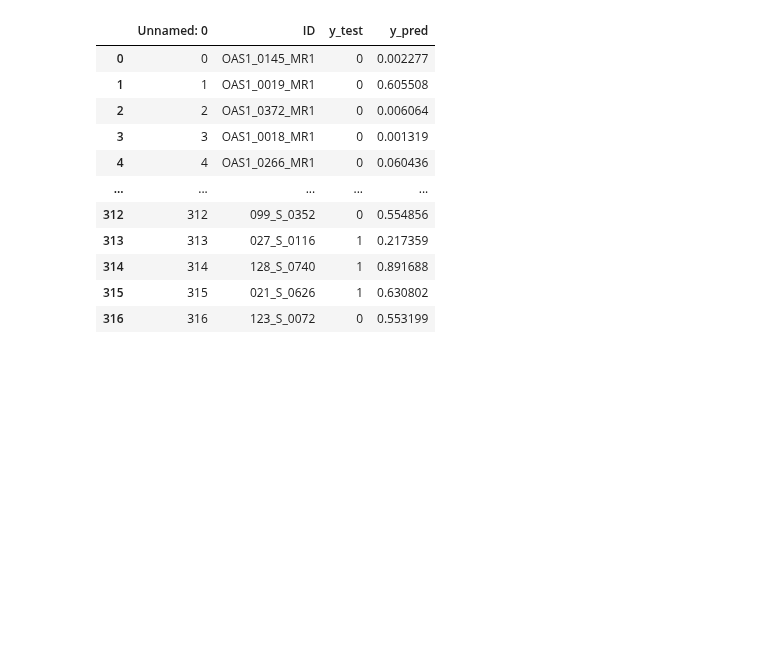
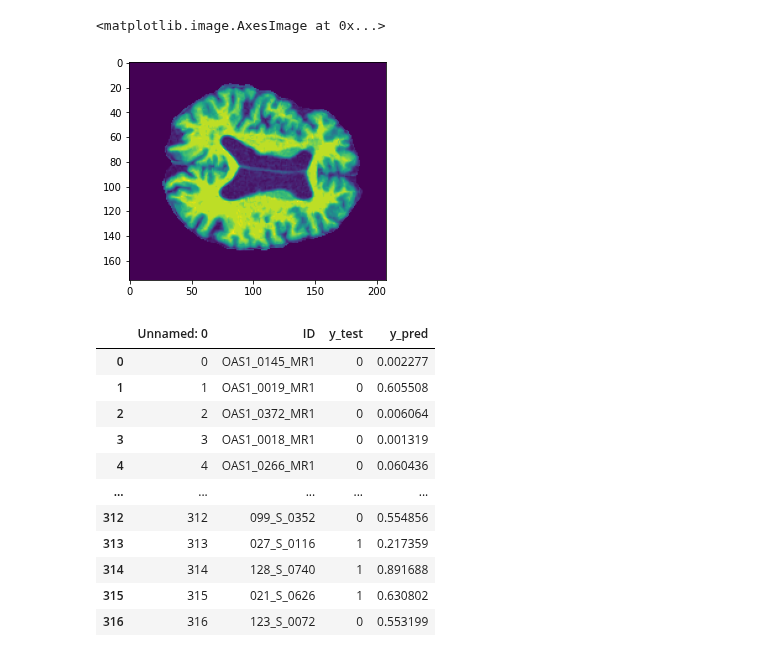
Before and after one commit to tamap94/ds-capstone-alzheimers-, a Jupyter notebook: modelling/error_analysis.ipynb, the cells around one changed output. Cells and saved outputs as stored; diff of their text form; code cells hidden in the pictures; blank space fills up the shorter version.

```diff
--- a/modelling/error_analysis.ipynb
+++ b/modelling/error_analysis.ipynb
@@ -10,3 +19,8 @@ from sklearn.metrics import precision_recall_curve, confusion_matrix, accuracy_s
+# %%
+plt.imshow(get_slices_ADNI_new(df_a["ID"].sample(1), m=90, dim=2)[0])
+# %% [output]
+<matplotlib.image.AxesImage at 0x...>
+[figure, added]
 # %%
 file= "results_both_datasets.csv"
 df_result= pd.read_csv("../modelling/predictions/"+file)
```
Also changed, not shown: parts of 8 cells of this notebook, 4 other files.
